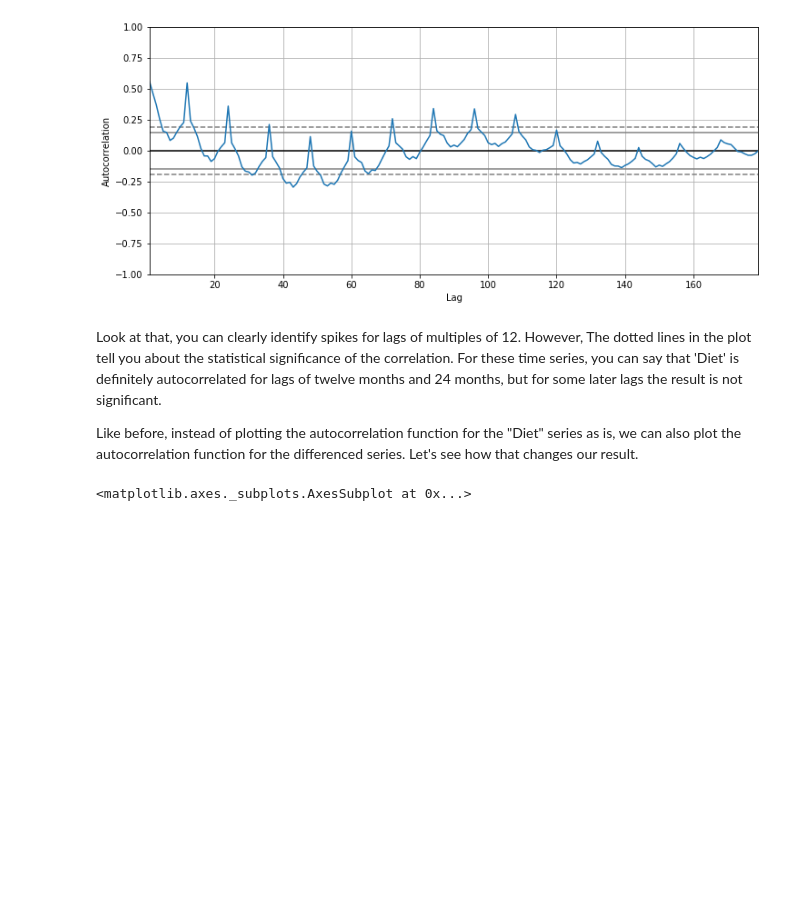
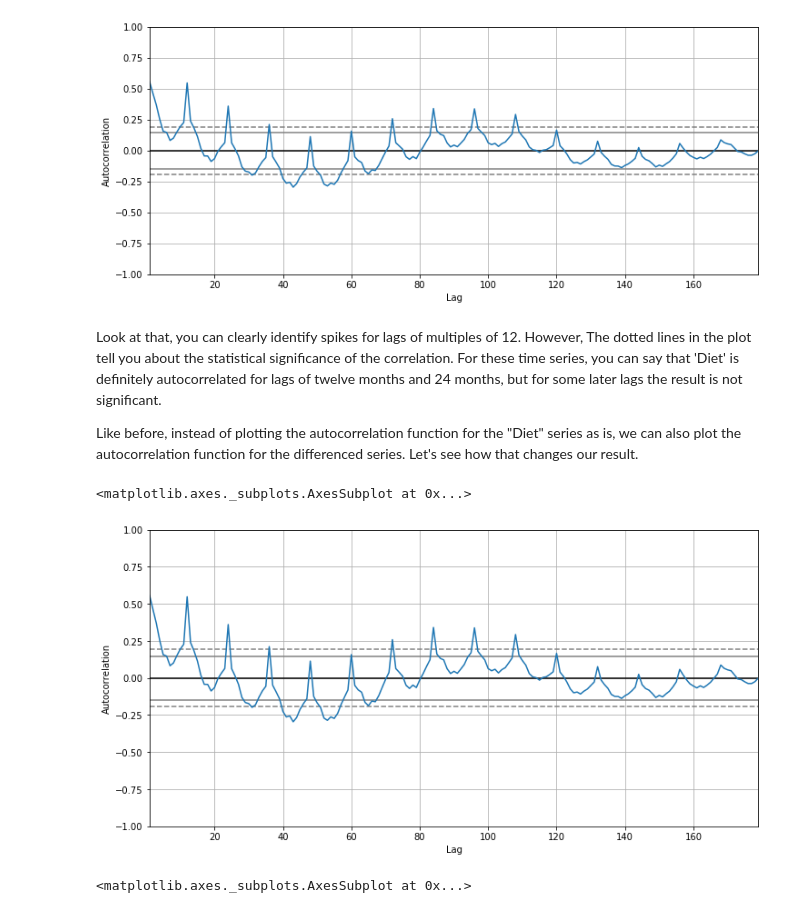
Before and after one commit to ColinFangshu/dsc-corr-autocorr-in-time-series-seattle-ds-career-051319, a Jupyter notebook: index.ipynb, the cells around one changed output. Cells and saved outputs as stored; diff of their text form; code cells hidden in the pictures; blank space fills up the shorter version.

```diff
--- a/index.ipynb
+++ b/index.ipynb
@@ -185,6 +185,11 @@ Look at that, you can clearly identify spikes for lags of multiples of 12. Howev
 Like before, instead of plotting the autocorrelation function for the "Diet" series as is, we can also plot the autocorrelation function for the differenced series. Let's see how that changes our result.
 # %%
 diet_diff1 = gtrends[["Diet"]].dropna()
+plt.figure(figsize=(12,6))
+pd.plotting.autocorrelation_plot(diet_diff1)
+# %% [output]
+<matplotlib.axes._subplots.AxesSubplot at 0x...>
+[figure, added]
 # %%
 diet_diff = gtrends_diff[["Diet"]].dropna()
 # %%
```
